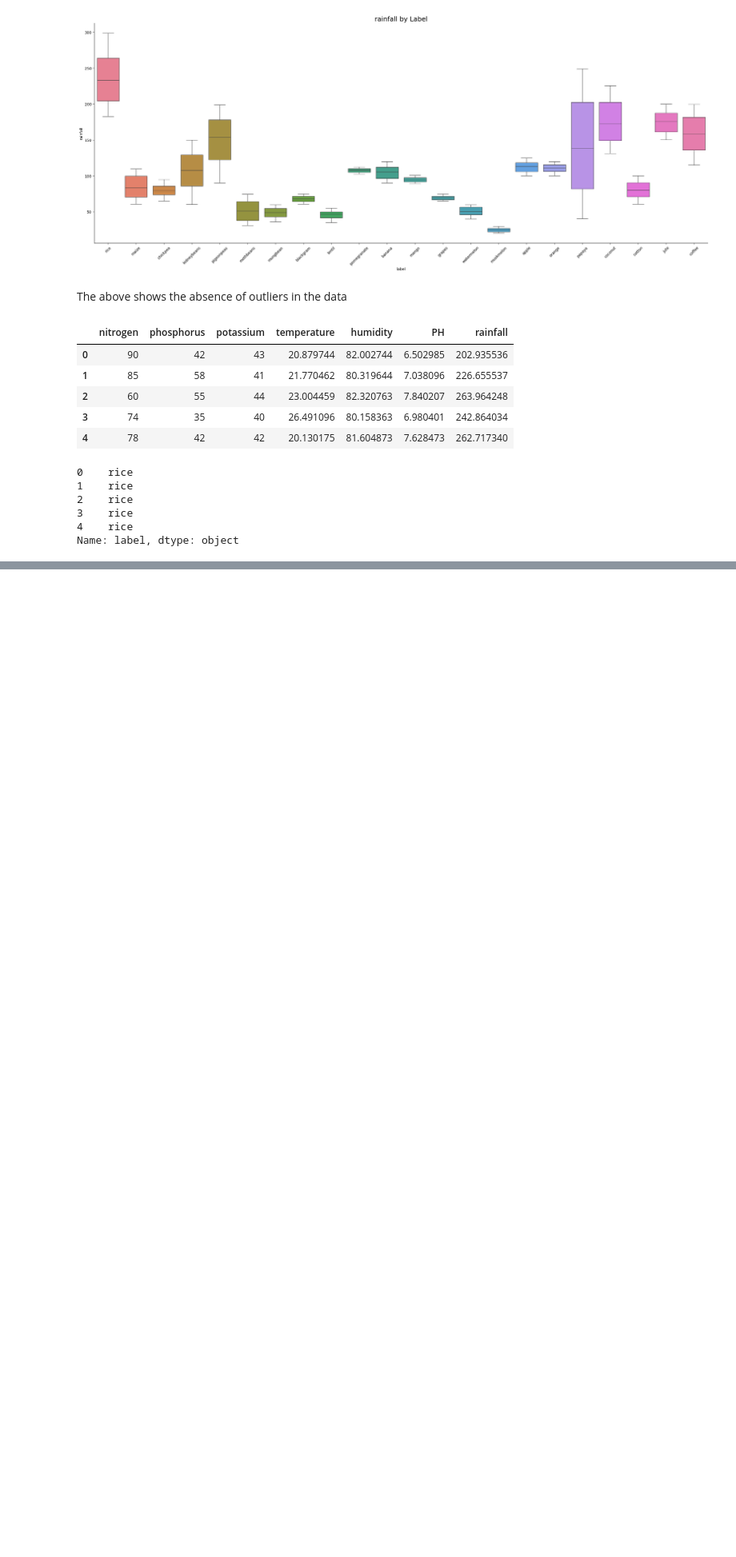
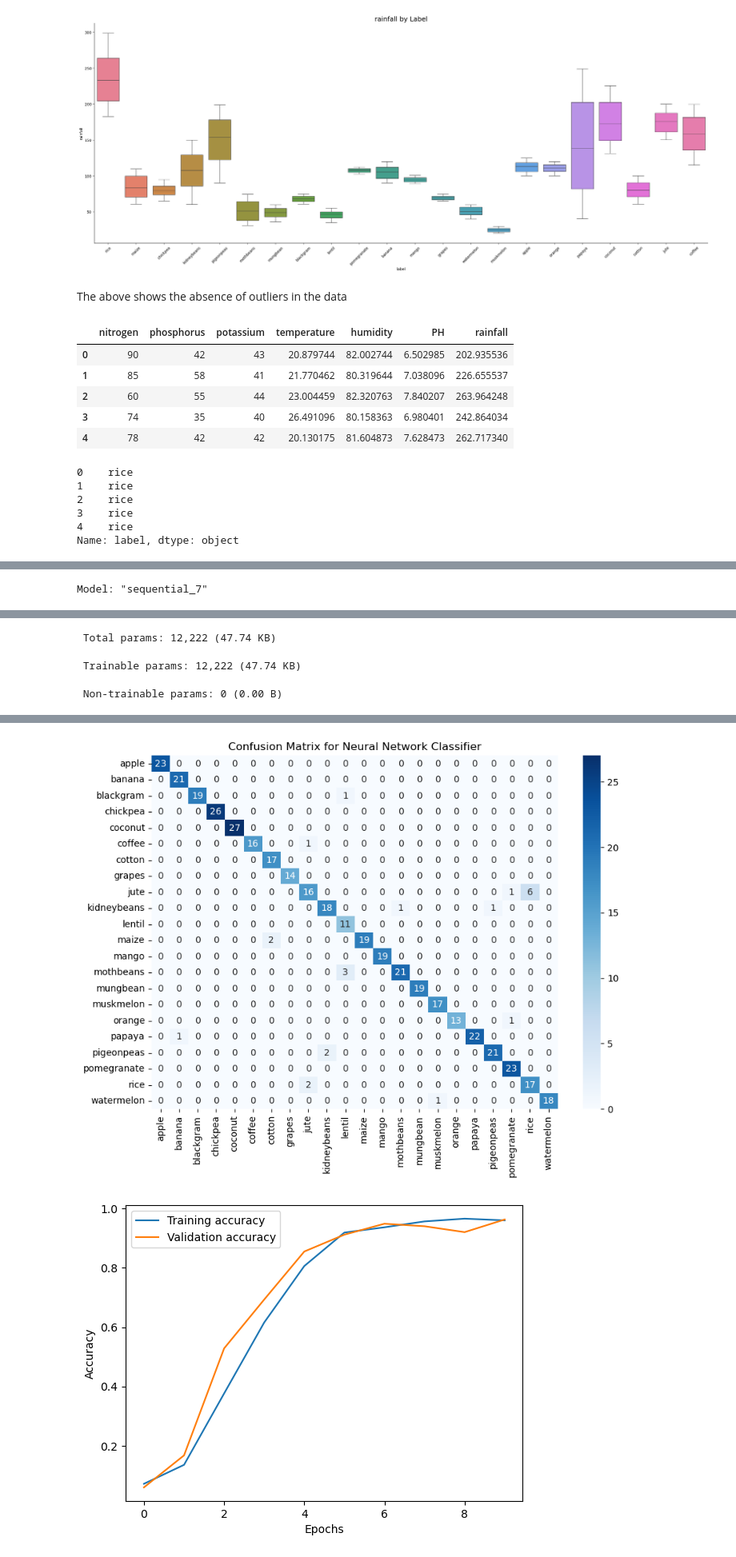
Before and after one commit to Kamuthuj/crop-soil-prediction, a Jupyter notebook: analysis.ipynb, the cells around one changed output, grey strips where cells are left out. Shown at 80% size. Drawn from its saved outputs; the diff is of its cells as text; code cells hidden in the pictures; blank space fills up the shorter version.

```diff
--- a/analysis.ipynb
+++ b/analysis.ipynb
@@ -422,0 +348,65 @@ The model predicts the crops accurately based on the existing soil conditions an
+# %%
+model = Sequential()
+
+# Adding layers to the training model
+model.add(Dense(128, activation='relu', input_shape=(X_train_scaled.shape[1],)))
+model.add(Dense(64, activation='relu'))
+model.add(Dense(32, activation='relu'))
+model.add(Dense(16, activation='relu'))
+model.add(Dense(8, activation='relu'))
+
+# Output layer
+model.add(Dense(len(encoder.classes_), activation='softmax'))
+
+# Compile the model
+model.compile(optimizer="Adam", loss="sparse_categorical_crossentropy", metrics=["accuracy"])
+
+# Display the model summary
+model.summary()
+
+# Incoporating early stopping to prevent overfitting
+
+early_stopping = EarlyStopping(monitor="val_loss", patience=5, restore_best_weights=True)
+
+
+# Train the model
+history = model.fit(X_train_scaled, y_train, epochs=10, batch_size=32, validation_split=0.2,callbacks=[early_stopping], verbose=1)
+
+# Evaluate the model on the test set
+test_loss, test_accuracy = model.evaluate(X_test_scaled, y_test)
+print("Test Accuracy: ", test_accuracy)
+print("Test Loss: ", test_loss)
+
+# Predict on the test set
+y_test_pred = model.predict(X_test_scaled)
+y_test_pred_classes = np.argmax(y_test_pred, axis=1)
+print("Predicted Classes: ", y_test_pred_classes[10:20])
+print("True Classes: ", y_test[10:20])
+
+
+
+# Confusion matrix for the test data
+cm = confusion_matrix(y_test, y_test_pred_classes)
+plt.figure(figsize=(10, 7))
+sns.heatmap(cm, annot=True, fmt="d", cmap="Blues", xticklabels=encoder.classes_, yticklabels=encoder.classes_)
+plt.title("Confusion Matrix for Neural Network Classifier")
+plt.show()
+
+# Plotting the training and validation loss and accuracy
+
+plt.plot(history.history["accuracy"], label="Training accuracy")
+plt.plot(history.history["val_accuracy"], label="Validation accuracy")
+plt.xlabel("Epochs")
+plt.ylabel("Accuracy")
+plt.legend()
+plt.show()
+
+# Plotting training and validation loss valus
+plt.plot(history.history["loss"], label="Training loss")
+plt.plot(history.history["val_loss"], label="Validation loss")
+plt.xlabel("Epochs")
+plt.ylabel("Loss")
+plt.legend()
+plt.show()
+# %% [output]
+Model: "sequential_7"
@@ -422,0 +428,3 @@ The model predicts the crops accurately based on the existing soil conditions an
+ Total params: 12,222 (47.74 KB)
+ Trainable params: 12,222 (47.74 KB)
+ Non-trainable params: 0 (0.00 B)
@@ -422,0 +448,2 @@ The model predicts the crops accurately based on the existing soil conditions an
+[figure, added]
+[figure, added]
```
Also changed, not shown: parts of 31 cells of this notebook.
